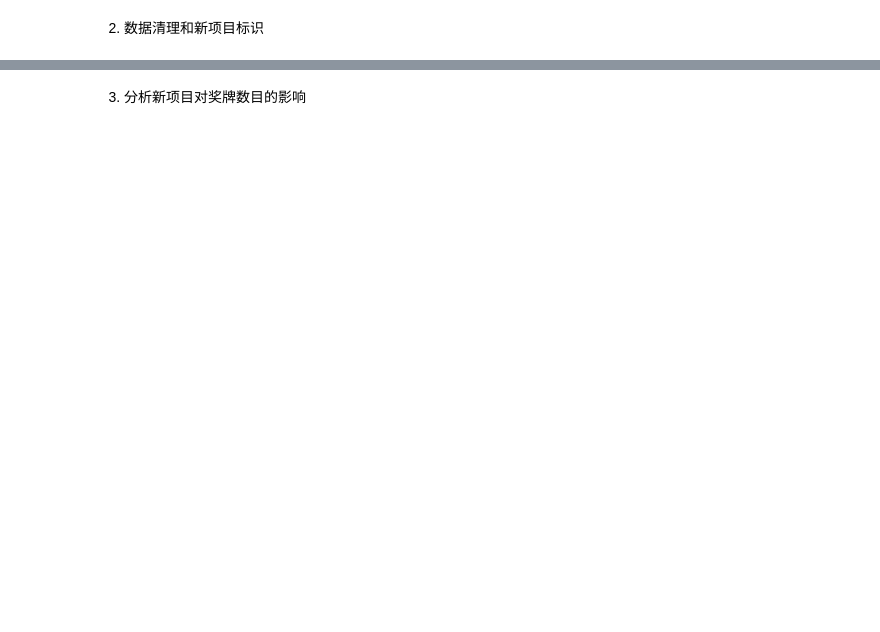
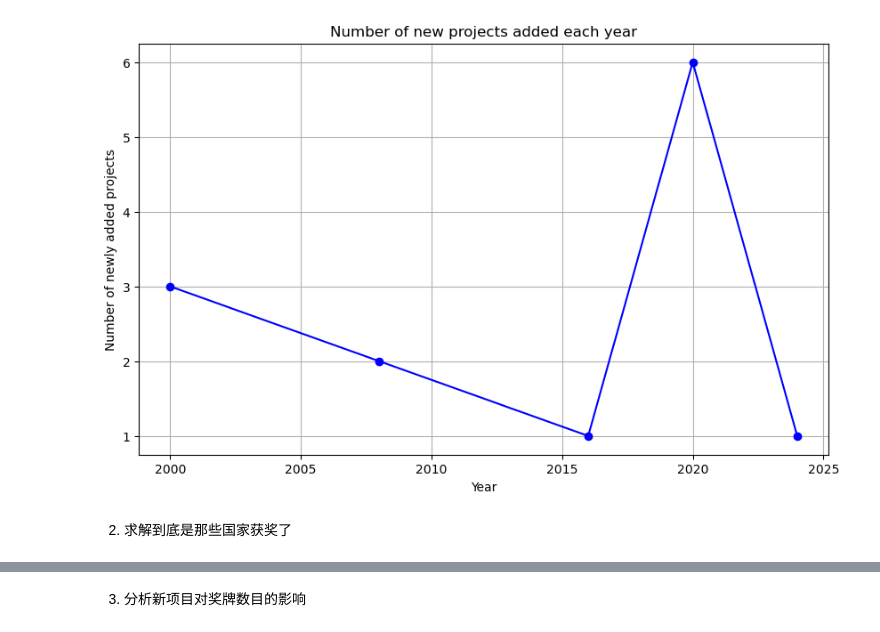
Before and after one commit to abysshome/MCM-C, a Jupyter notebook: 新项目.ipynb, the cells around one changed output, grey strips where cells are left out. Saved outputs shown, nothing was run; the diff lists cells and outputs as text; code cells hidden in the pictures; blank space fills up the shorter version.

```diff
--- a/新项目.ipynb
+++ b/新项目.ipynb
@@ -45,2 +66,29 @@ new_sports
+# %%
+import pandas as pd
+import matplotlib.pyplot as plt
+
+# 读取包含新增项目年份信息的 CSV 文件
+df = pd.read_csv("first_nonzero_year_2000_onwards.csv")
+
+# 统计每年新增项目数量
+yearly_counts = df["Year"].value_counts().sort_index()
+
+# 绘制折线图
+plt.figure(figsize=(10, 6))
+plt.plot(
+    yearly_counts.index, yearly_counts.values, marker="o", linestyle="-", color="b"
+)
+
+# 添加标题和标签
+plt.title("Number of new projects added each year")
+plt.xlabel("Year")
+plt.ylabel("Number of newly added projects")
+# 显示网格
+plt.grid(True)
+
+# 显示图形
+plt.show()
+# %% [output]
+[figure, added]
 # %% [markdown]
-2. 数据清理和新项目标识
+2. 求解到底是那些国家获奖了
```
Also changed, not shown: parts of 13 cells of this notebook, 4 other files.
